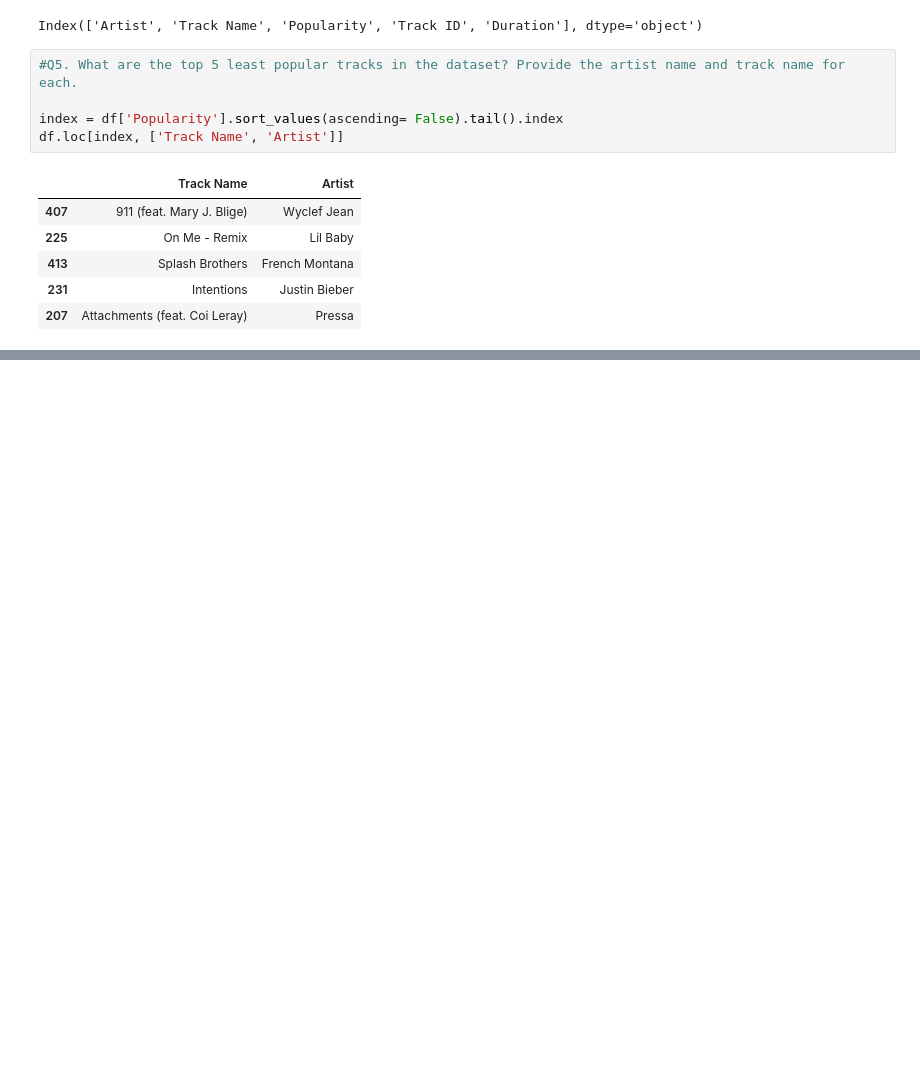
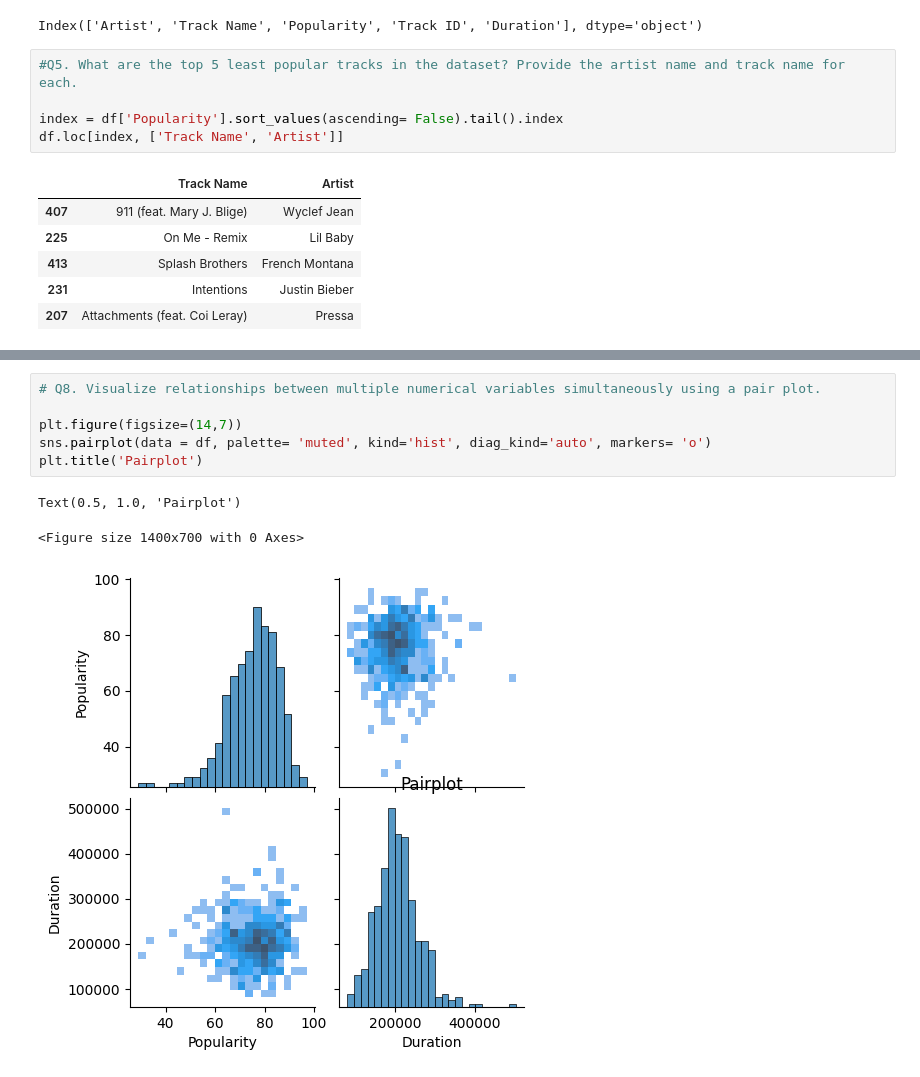
Before and after one commit to ydv-prince/EDA, a Jupyter notebook: EDA_4_Spotify_Data.ipynb, the cells around one changed output, grey strips where cells are left out. Drawn from its saved outputs; the diff is of its cells as text; blank space fills up the shorter version.

```diff
--- a/EDA_4_Spotify_Data.ipynb
+++ b/EDA_4_Spotify_Data.ipynb
@@ -127,0 +167,10 @@ df.loc[index, ['Track Name', 'Artist']]
+# %%
+# Q8. Visualize relationships between multiple numerical variables simultaneously using a pair plot.
+
+plt.figure(figsize=(14,7))
+sns.pairplot(data = df, palette= 'muted', kind='hist', diag_kind='auto', markers= 'o')
+plt.title('Pairplot')
+# %% [output]
+Text(0.5, 1.0, 'Pairplot')
+<Figure size 1400x700 with 0 Axes>
+[figure, added]
```
Also changed, not shown: parts of 8 cells of this notebook.
